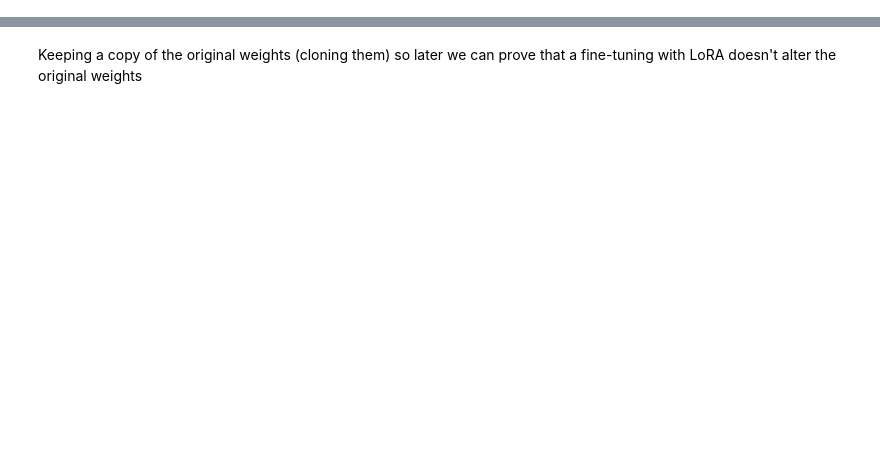
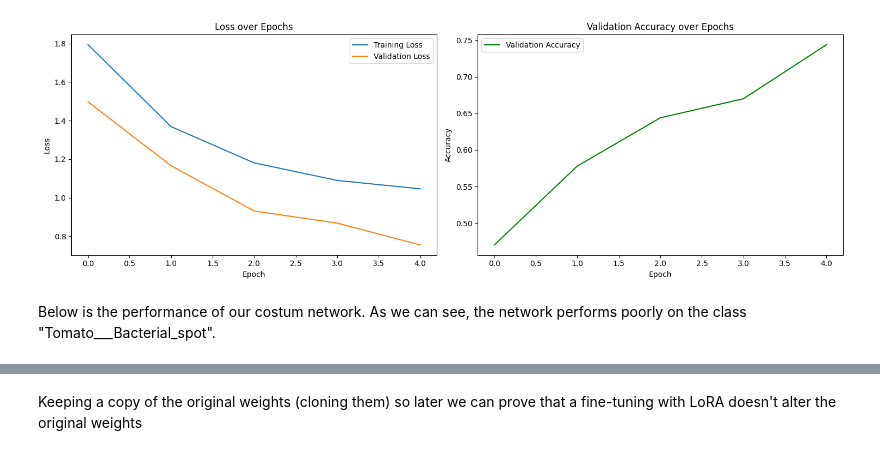
Before and after one commit to Epein5/AI-Lab, a Jupyter notebook: LoRA/train.ipynb, the cells around one changed output, grey strips where cells are left out. Drawn from its saved outputs; the diff is of its cells as text; code cells hidden in the pictures; blank space fills up the shorter version.

```diff
--- a/LoRA/train.ipynb
+++ b/LoRA/train.ipynb
@@ -9,26 +8,2 @@ from tqdm import tqdm
 # %%
 device = torch.device("cuda" if torch.cuda.is_available() else "cpu")
-# %%
-# Define the CNN architecture
-class PlantVillageCNN(nn.Module):
-    def __init__(self):
-        super(PlantVillageCNN, self).__init__()
-        self.conv1 = nn.Conv2d(3, 32, 3, padding=1)
-        self.pool1 = nn.MaxPool2d(2, 2)
-        self.conv2 = nn.Conv2d(32, 16, 3, padding=1)
-        self.pool2 = nn.MaxPool2d(2, 2)
-        self.conv3 = nn.Conv2d(16, 8, 3, padding=1)
-        self.pool3 = nn.MaxPool2d(2, 2)
-        self.fc1 = nn.Linear(8 * 16 * 16, 128)
-        self.dropout = nn.Dropout(0.5)
-        self.fc2 = nn.Linear(128, 10)
-
-    def forward(self, x):
-        x = self.pool1(nn.functional.relu(self.conv1(x)))
-        x = self.pool2(nn.functional.relu(self.conv2(x)))
-        x = self.pool3(nn.functional.relu(self.conv3(x)))
-        x = x.view(-1, 8 * 16 * 16)
-        x = nn.functional.relu(self.fc1(x))
-        x = self.dropout(x)
-        x = self.fc2(x)
-        return x
@@ -58,0 +10,2 @@ val_loader = DataLoader(val_dataset, batch_size=64, shuffle=False)
+# %%
+train_loader, val_loader = get_data_loaders()
@@ -59,4 +14,5 @@ val_loader = DataLoader(val_dataset, batch_size=64, shuffle=False)
 # %%
 model = PlantVillageCNN().to(device)
 criterion = nn.CrossEntropyLoss()
-optimizer = optim.Adam(model.parameters())
+optimizer = optim.Adam(model.parameters(), lr=0.001)
+num_epochs = 5
@@ -162,0 +19,13 @@ Training completed!
+# %%
+from training_utils import train_model, plot_training_history
+
+# Train the model
+training_history = train_model(
+    model=model,
+    train_loader=train_loader,
+    val_loader=val_loader,
+    criterion=criterion,
+    optimizer=optimizer,
+    num_epochs=num_epochs,
+    device=device,
+)
@@ -162,0 +39,6 @@ Training completed!
+# %%
+plot_training_history(training_history)
+# %% [output]
+[figure, added]
+# %% [markdown]
+Below is the  performance of our costum network. As we can see, the network performs poorly on the class "Tomato___Bacterial_spot".
```
Also changed, not shown: parts of 13 cells of this notebook, 6 other files.
